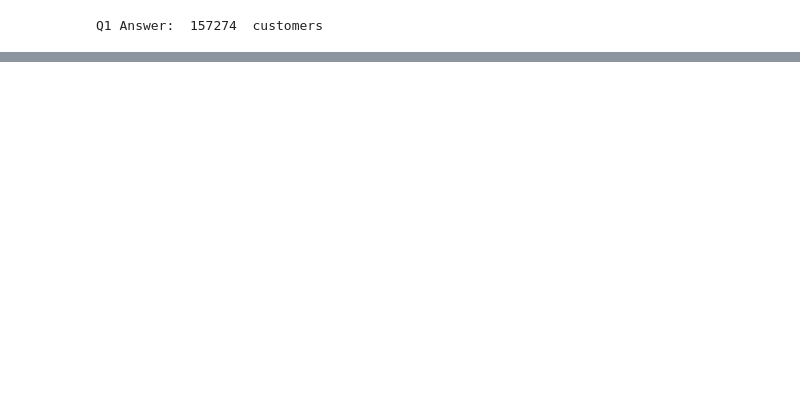
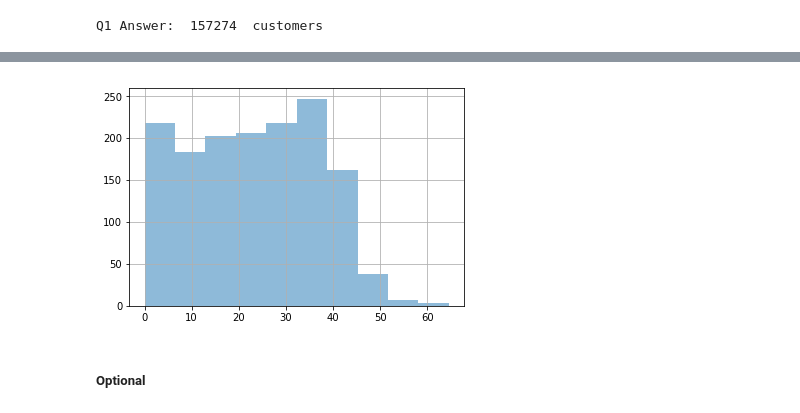
Before and after one commit to DoosanJung/STZR, a Jupyter notebook: interview_soln.ipynb, the cells around one changed output, grey strips where cells are left out. Saved outputs shown, nothing was run; the diff lists cells and outputs as text; code cells hidden in the pictures; blank space fills up the shorter version.

```diff
--- a/interview_soln.ipynb
+++ b/interview_soln.ipynb
@@ -97,0 +290,6 @@ tmp_df[tmp_df['tid']=='Unset']
+# %%
+plotting_hist((uid_sum_df['tVH_sum']/(1000*60)),True) # in minutes
+# %% [output]
+[figure, added]
+# %% [markdown]
+##### Optional
```
Also changed, not shown: parts of 47 cells of this notebook, 2 other files.
